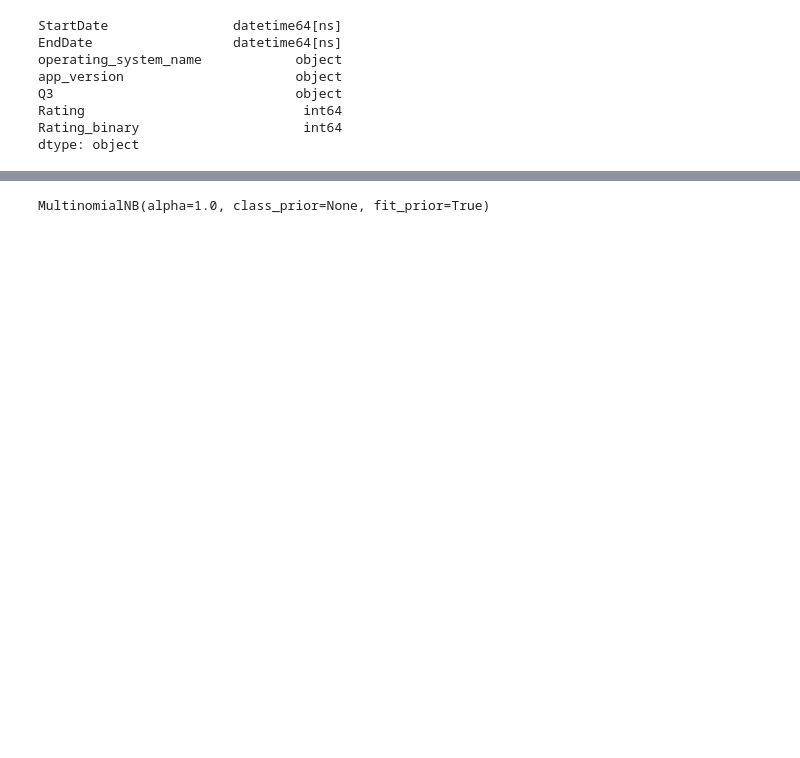
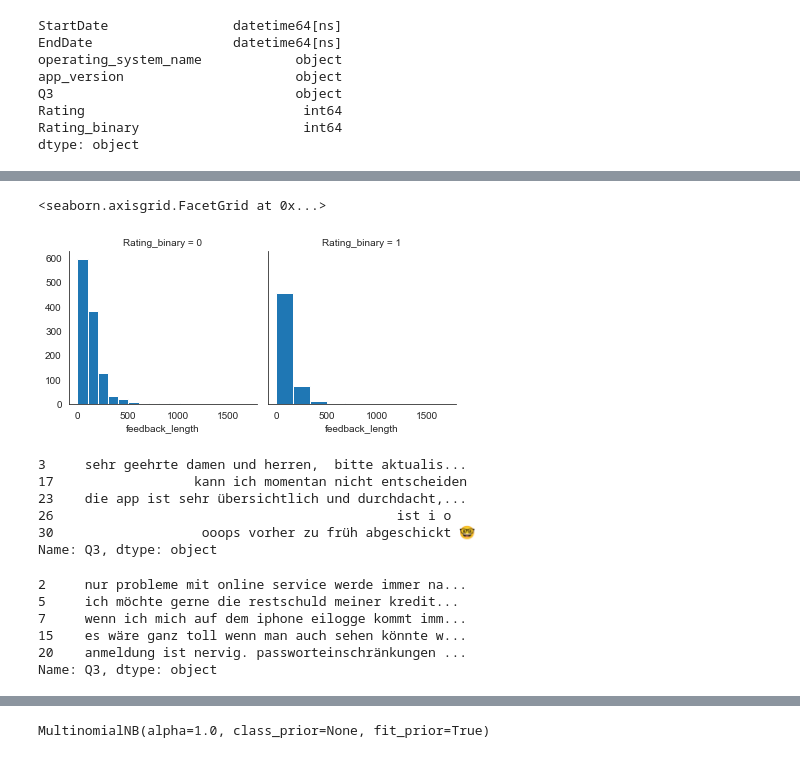
Before and after one commit to MatthiasMM/feedback_classification, a Jupyter notebook: customer_feedback_naiively_classified.ipynb, the cells around one changed output, grey strips where cells are left out. Saved outputs shown, nothing was run; the diff lists cells and outputs as text; code cells hidden in the pictures; blank space fills up the shorter version.

```diff
--- a/customer_feedback_naiively_classified.ipynb
+++ b/customer_feedback_naiively_classified.ipynb
@@ -219,0 +230,6 @@ memory usage: 107.1+ KB
+# %%
+g = sns.FacetGrid(dfmod,col='Rating_binary')
+g.map(plt.hist,'feedback_length')
+# %% [output]
+<seaborn.axisgrid.FacetGrid at 0x...>
+[figure, added]
@@ -219,0 +309,20 @@ memory usage: 107.1+ KB
+# %%
+happy_feedbacks = dfmod.query('Rating_binary == 1')['Q3']
+happy_feedbacks.head()
+# %% [output]
+3     sehr geehrte damen und herren,  bitte aktualis...
+17                  kann ich momentan nicht entscheiden
+23    die app ist sehr übersichtlich und durchdacht,...
+26                                            ist i o
+30                   ooops vorher zu früh abgeschickt 🤓
+Name: Q3, dtype: object
+# %%
+unhappy_feedbacks = dfmod.query('Rating_binary == 0')['Q3']
+unhappy_feedbacks.head()
+# %% [output]
+2     nur probleme mit online service werde immer na...
+5     i̇ch möchte gerne die restschuld meiner kredit...
+7     wenn ich mich auf dem iphone eilogge kommt imm...
+15    es wäre ganz toll wenn man auch sehen könnte w...
+20    anmeldung ist nervig. passworteinschränkungen ...
+Name: Q3, dtype: object
```
Also changed, not shown: parts of 30 cells of this notebook.
